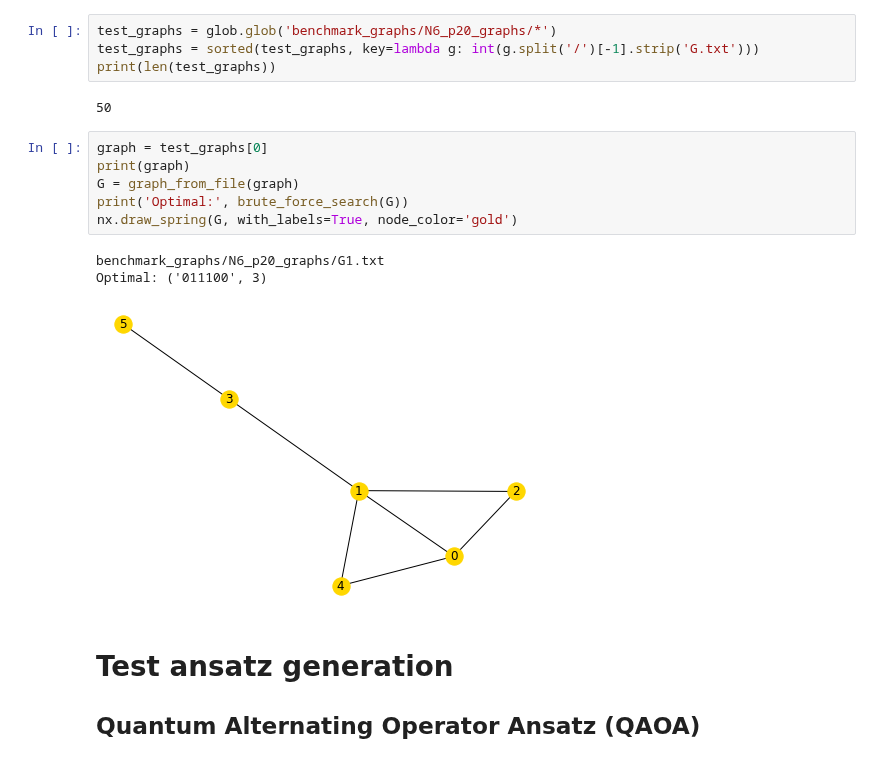
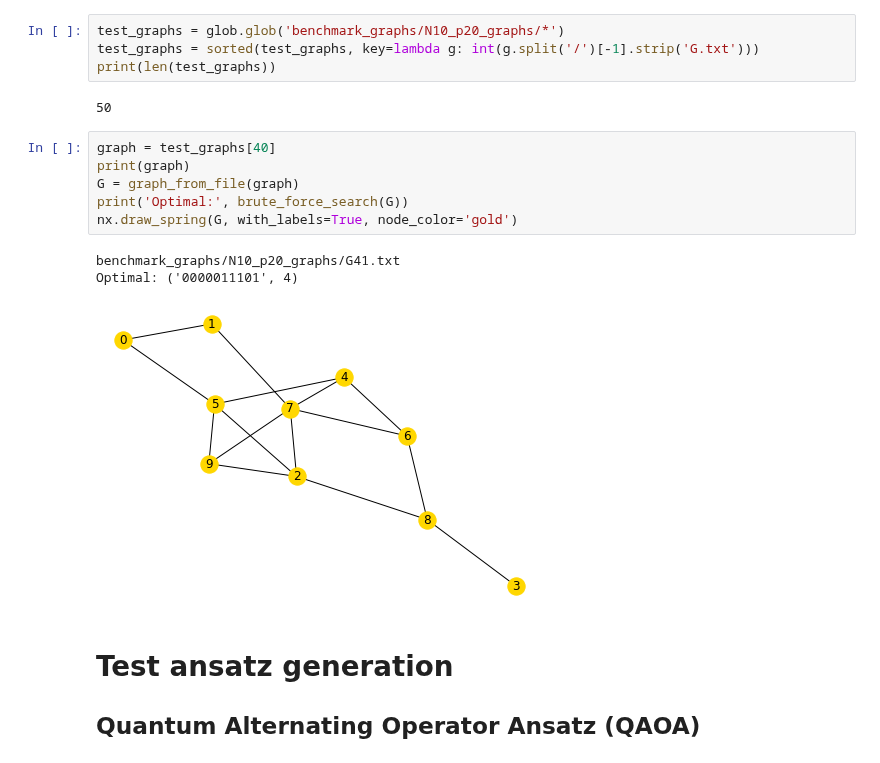
Before and after one commit to teaguetomesh/dqva-and-circuit-cutting, a Jupyter notebook: benchmarks.ipynb, the cells around one changed output. Drawn from its saved outputs; the diff is of its cells as text.

```diff
--- a/benchmarks.ipynb
+++ b/benchmarks.ipynb
@@ -16,21 +16,21 @@ from utils.helper_funcs import *
 
 from ansatz import qaoa, dqv_ansatz, qls_ansatz, dqv_cut_ansatz
 # %%
-test_graphs = glob.glob('benchmark_graphs/N6_p20_graphs/*')
+test_graphs = glob.glob('benchmark_graphs/N10_p20_graphs/*')
 test_graphs = sorted(test_graphs, key=lambda g: int(g.split('/')[-1].strip('G.txt')))
 print(len(test_graphs))
 # %% [output]
 50
 # %%
-graph = test_graphs[0]
+graph = test_graphs[40]
 print(graph)
 G = graph_from_file(graph)
 print('Optimal:', brute_force_search(G))
 nx.draw_spring(G, with_labels=True, node_color='gold')
 # %% [output]
-benchmark_graphs/N6_p20_graphs/G1.txt
-Optimal: ('011100', 3)
+benchmark_graphs/N10_p20_graphs/G41.txt
+Optimal: ('0000011101', 4)
-[figure, old version]
+[figure, new version]
 # %% [markdown]
 # Test ansatz generation
 ## Quantum Alternating Operator Ansatz (QAOA)
```
Also changed, not shown: 1 other file.
